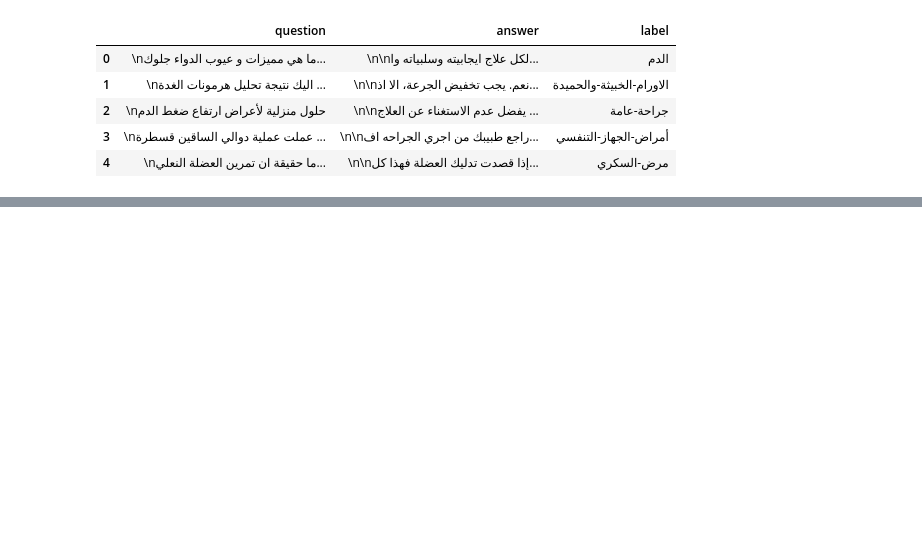
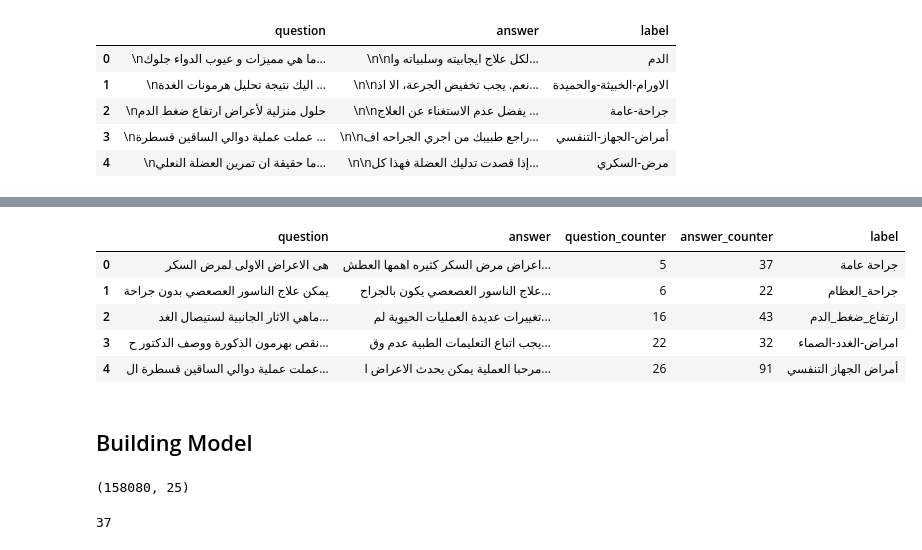
Before and after one commit to amrodev/ChatBotAI, a Jupyter notebook: model.ipynb, the cells around one changed output, grey strips where cells are left out. Drawn from its saved outputs; the diff is of its cells as text; code cells hidden in the pictures; blank space fills up the shorter version.

```diff
--- a/model.ipynb
+++ b/model.ipynb
@@ -124,0 +177,10 @@ See the caveats in the documentation: https://pandas.pydata.org/pandas-docs/stab
+# %%
+# 3. Remove duplicated questions  from dataset
+train_unique_data = train.drop_duplicates(subset=['question'])
+test_unique_data  = test.drop_duplicates(subset=['question'])
+
+print("train_unique_dataset : ",len(train_unique_data))
+print("train_question",len(train))
+
+print("test_unique_dataset : ",len(test_unique_data))
+print("test_question",len(test))
@@ -124,0 +192,18 @@ See the caveats in the documentation: https://pandas.pydata.org/pandas-docs/stab
+# %%
+# 4 Clean Text from sprecail cahr and so on
+train_unique_data.loc[:, 'question'] = train_unique_data['question'].apply(cleanText)
+train_unique_data.loc[:, 'answer'  ] = train_unique_data['answer'].apply(cleanText)
+test_unique_data.loc[: , 'question'] = test_unique_data['question'].apply(cleanText)
+test_unique_data.loc[: , 'answer'  ] = test_unique_data['answer'].apply(cleanText)
+# %%
+# 5. Remove Arabic Stop Words
+train_unique_data.loc[:, 'question'] = train_unique_data['question'].apply(remove_stop_words)
+train_unique_data.loc[:, 'answer'  ] = train_unique_data['answer'].apply(remove_stop_words)
+test_unique_data.loc[: , 'question'] = test_unique_data['question'].apply(remove_stop_words)
+test_unique_data.loc[: , 'answer'  ] = test_unique_data['answer'].apply(remove_stop_words)
+# %%
+# 6 Normalize arabic letters
+train_unique_data.loc[:, 'question'] = train_unique_data['question'].apply(normalize_arabic_letters)
+train_unique_data.loc[:, 'answer'  ] = train_unique_data['answer'].apply(normalize_arabic_letters)
+test_unique_data.loc[: , 'question'] = test_unique_data['question'].apply(normalize_arabic_letters)
+test_unique_data.loc[: , 'answer'  ] = test_unique_data['answer'].apply(normalize_arabic_letters)
@@ -124,0 +242,14 @@ See the caveats in the documentation: https://pandas.pydata.org/pandas-docs/stab
+# %%
+# 7. Reformate data frame
+new_train_data = count_arabic_words(train_unique_data)
+new_test_data = count_arabic_words(test_unique_data)
+new_test_data.head()
+# %% [output]
+|  | question | answer | question_counter | answer_counter | label |
+| 0 | هى الاعراض الاولى لمرض السكر | اعراض مرض السكر كثيره اهمها العطش... | 5 | 37 | جراحة عامة |
+| 1 | يمكن علاج الناسور العصعصي بدون جراحة | علاج الناسور العصعصي يكون بالجراح... | 6 | 22 | جراحة_العظام |
+| 2 | ماهي الاثار الجانبية لستيصال الغد... | تغييرات عديدة العمليات الحيوية لم... | 16 | 43 | ارتفاع_ضغط_الدم |
+| 3 | نقص بهرمون الذكورة ووصف الدكتور ح... | يجب اتباع التعليمات الطبية عدم وق... | 22 | 32 | امراض-الغدد-الصماء |
+| 4 | عملت عملية دوالي الساقين قسطرة ال... | مرحبا العملية يمكن يحدث الاعراض ا... | 26 | 91 | أمراض الجهاز التنفسي |
+# %% [markdown]
+## Building Model
@@ -124,0 +286,8 @@ See the caveats in the documentation: https://pandas.pydata.org/pandas-docs/stab
+# %%
+final_sequences.shape
+# %% [output]
+(158080, 25)
+# %%
+len(set(tag))
+# %% [output]
+37
```
Also changed, not shown: parts of 37 cells of this notebook, 5 other files.
